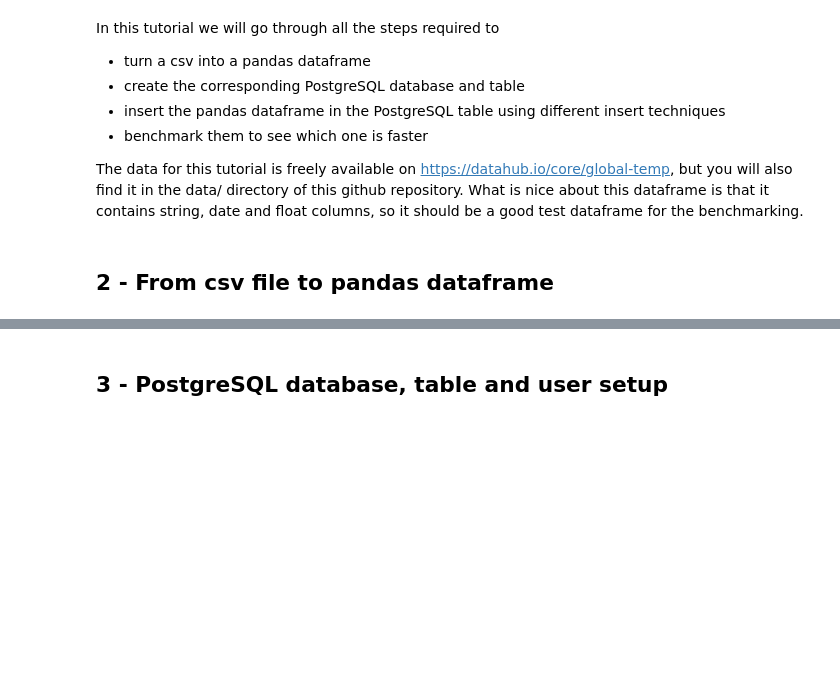
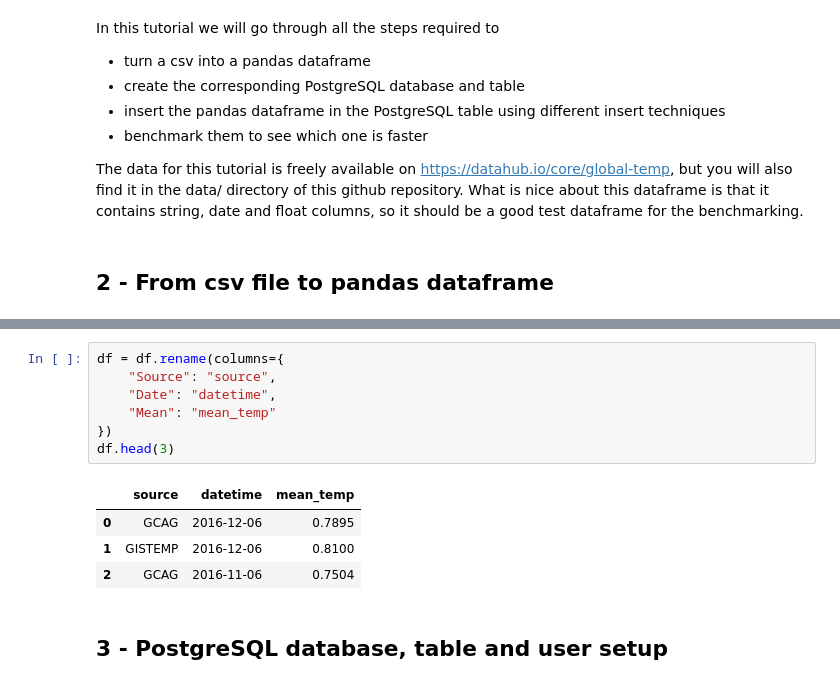
Before and after one commit to NaysanSaran/pandas2postgresql, a Jupyter notebook: notebooks/Psycopg2_Bulk_Insert_Speed_Benchmark.ipynb, the cells around one changed output, grey strips where cells are left out. Drawn from its saved outputs; the diff is of its cells as text; blank space fills up the shorter version.

```diff
--- a/notebooks/Psycopg2_Bulk_Insert_Speed_Benchmark.ipynb
+++ b/notebooks/Psycopg2_Bulk_Insert_Speed_Benchmark.ipynb
@@ -28,6 +28,18 @@ Total number of rows = 3288
 | 0 | GCAG | 2016-12-06 | 0.7895 |
 | 1 | GISTEMP | 2016-12-06 | 0.8100 |
 | 2 | GCAG | 2016-11-06 | 0.7504 |
+# %%
+df = df.rename(columns={
+    "Source": "source",
+    "Date": "datetime",
+    "Mean": "mean_temp"
+})
+df.head(3)
+# %% [output]
+|  | source | datetime | mean_temp |
+| 0 | GCAG | 2016-12-06 | 0.7895 |
+| 1 | GISTEMP | 2016-12-06 | 0.8100 |
+| 2 | GCAG | 2016-11-06 | 0.7504 |
 # %% [markdown]
 ## 3 - PostgreSQL database, table and user setup
 # %% [markdown]
```
Also changed, not shown: parts of 14 cells of this notebook, 1 other file.
